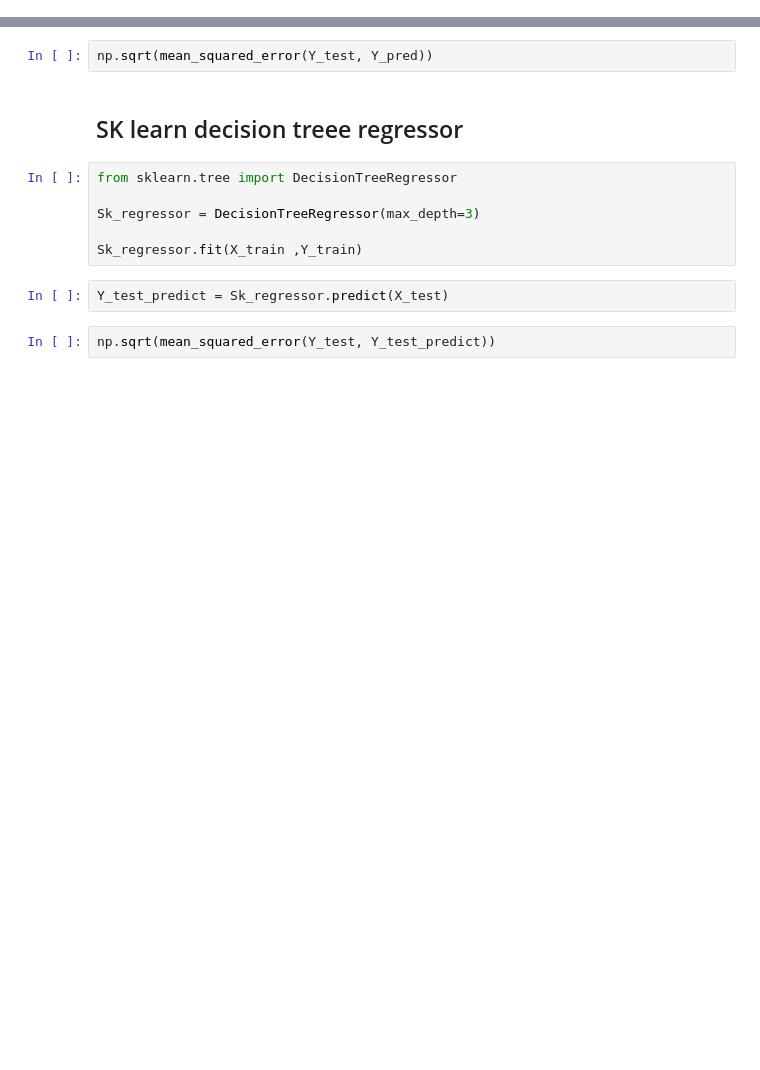
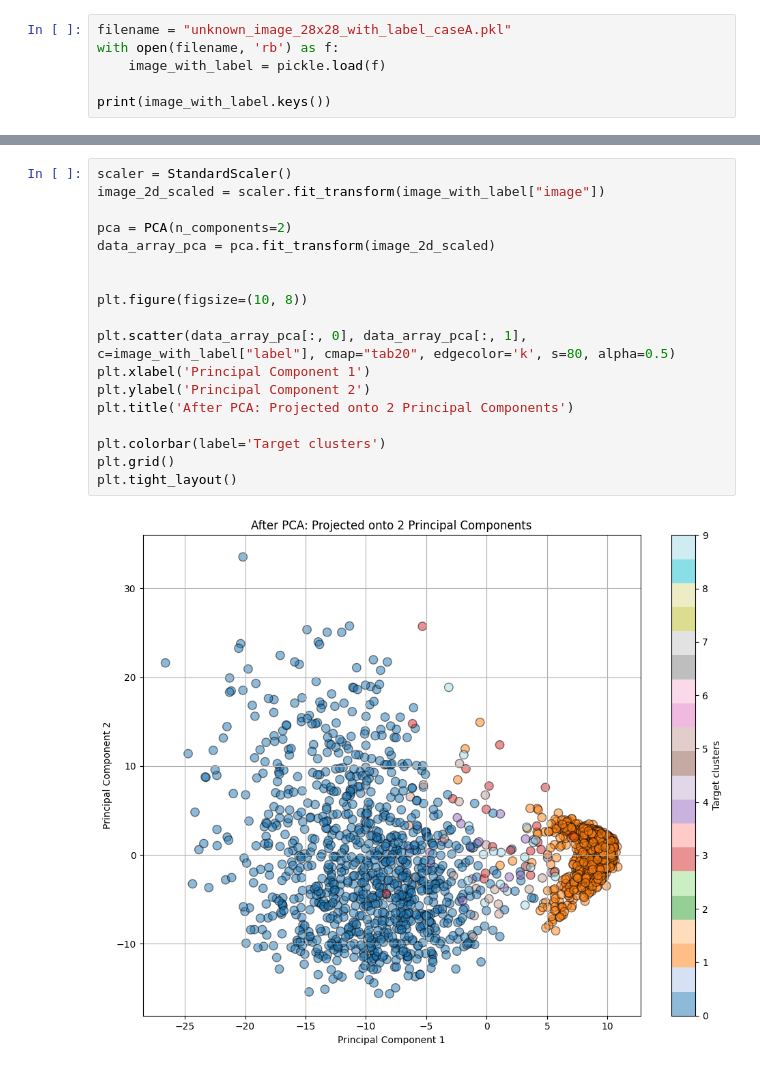
Before and after one commit to GenAI-CUEE/Statistical-Learning-EE575-Y2024, a Jupyter notebook: Lab5/main.ipynb, the cells around one changed output, grey strips where cells are left out. Saved outputs shown, nothing was run; the diff lists cells and outputs as text; blank space fills up the shorter version.

Commit message:
Updater lab5 to clustering algorithm

```diff
--- a/Lab5/main.ipynb
+++ b/Lab5/main.ipynb
@@ -25,0 +8,6 @@ from sklearn.preprocessing import StandardScaler
+# %%
+filename = "unknown_image_28x28_with_label_caseA.pkl"
+with open(filename, 'rb') as f:
+    image_with_label = pickle.load(f)
+
+print(image_with_label.keys())
@@ -213,14 +18,20 @@ Y_pred = regressor.predict(X_test)
-# %%
-np.sqrt(mean_squared_error(Y_test, Y_pred))
-# %% [markdown]
-## SK learn decision treee regressor
-# %%
-from sklearn.tree import DecisionTreeRegressor
-
-Sk_regressor = DecisionTreeRegressor(max_depth=3)
-
-Sk_regressor.fit(X_train ,Y_train)
-# %%
-Y_test_predict = Sk_regressor.predict(X_test)
-# %%
-np.sqrt(mean_squared_error(Y_test, Y_test_predict))
+# %%
+scaler = StandardScaler()
+image_2d_scaled = scaler.fit_transform(image_with_label["image"])
+
+pca = PCA(n_components=2)
+data_array_pca = pca.fit_transform(image_2d_scaled)
+
+
+plt.figure(figsize=(10, 8))
+
+plt.scatter(data_array_pca[:, 0], data_array_pca[:, 1], c=image_with_label["label"], cmap="tab20", edgecolor='k', s=80, alpha=0.5)
+plt.xlabel('Principal Component 1')
+plt.ylabel('Principal Component 2')
+plt.title('After PCA: Projected onto 2 Principal Components')
+
+plt.colorbar(label='Target clusters')
+plt.grid()
+plt.tight_layout()
+# %% [output]
+[figure, added]
```
Also changed, not shown: parts of 24 cells of this notebook, 5 other files.
